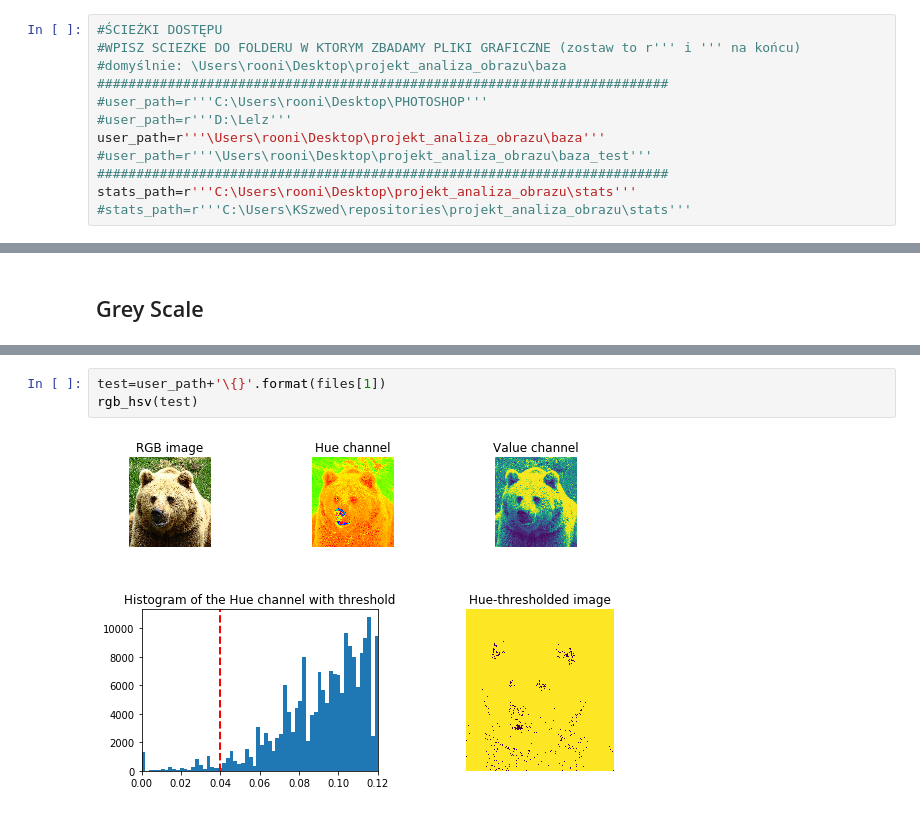
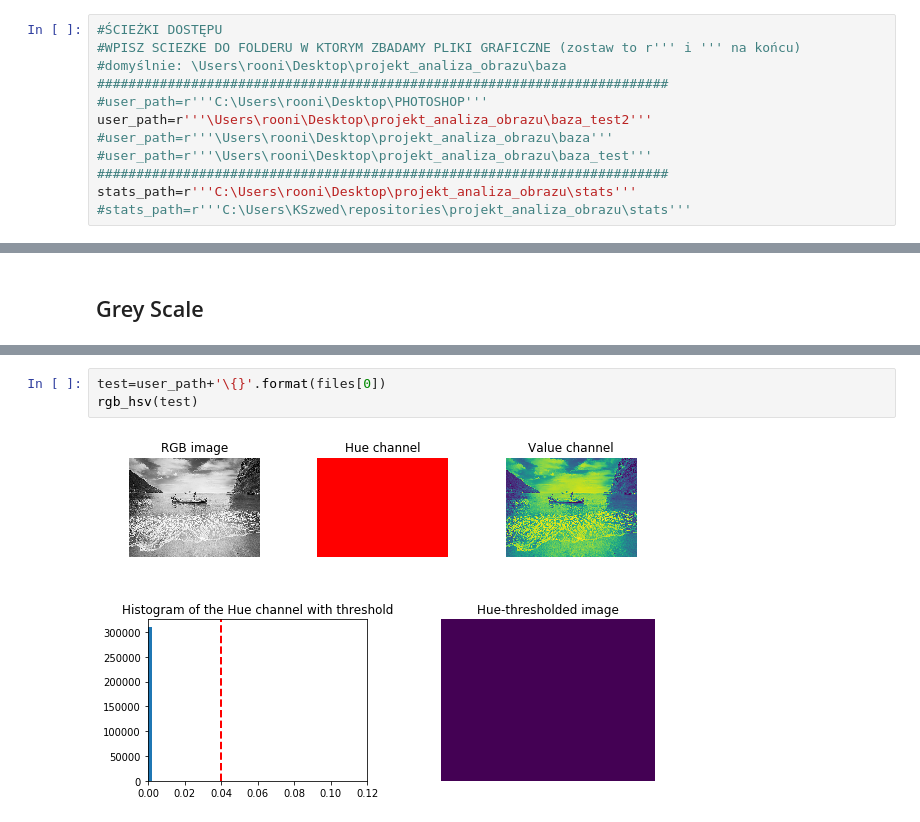
Before and after one commit to konradszwed/projekt_analiza_obrazu, a Jupyter notebook: main.ipynb, the cells around one changed output, grey strips where cells are left out. Drawn from its saved outputs; the diff is of its cells as text.

Commit message:
comparing images

```diff
--- a/main.ipynb
+++ b/main.ipynb
@@ -38,8 +39,8 @@ plt.rcParams['figure.figsize'] = [15, 10]
 #domyślnie: \Users\rooni\Desktop\projekt_analiza_obrazu\baza
 #########################################################################
 #user_path=r'''C:\Users\rooni\Desktop\PHOTOSHOP'''
-#user_path=r'''D:\Lelz'''
-user_path=r'''\Users\rooni\Desktop\projekt_analiza_obrazu\baza'''
+user_path=r'''\Users\rooni\Desktop\projekt_analiza_obrazu\baza_test2'''
+#user_path=r'''\Users\rooni\Desktop\projekt_analiza_obrazu\baza'''
 #user_path=r'''\Users\rooni\Desktop\projekt_analiza_obrazu\baza_test'''
 #########################################################################
 stats_path=r'''C:\Users\rooni\Desktop\projekt_analiza_obrazu\stats'''
@@ -442,7 +554,7 @@ Value of only B channel: 108
 # %%
-test=user_path+'\{}'.format(files[1])
+test=user_path+'\{}'.format(files[0])
 rgb_hsv(test)
 # %% [output]
-[figure, old version]
+[figure, new version]
-[figure, old version]
+[figure, new version]
 # %%
```
Also changed, not shown: parts of 22 cells of this notebook, 6 other files.
